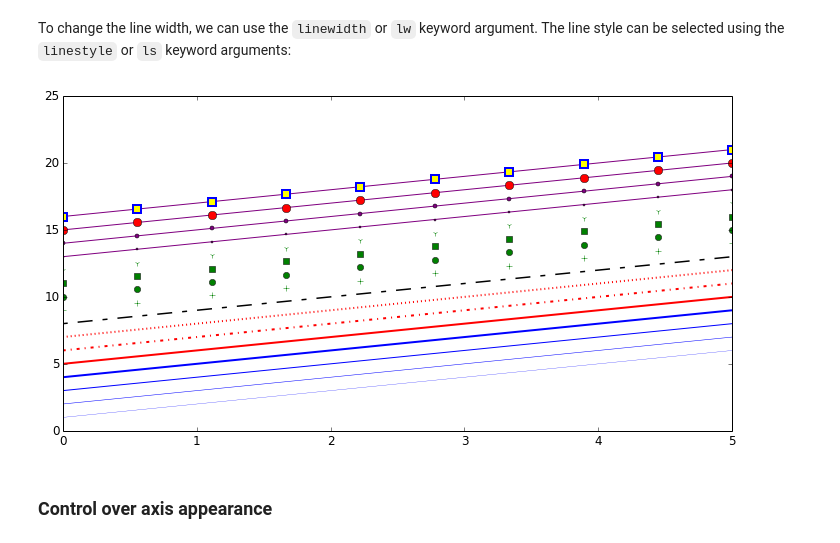
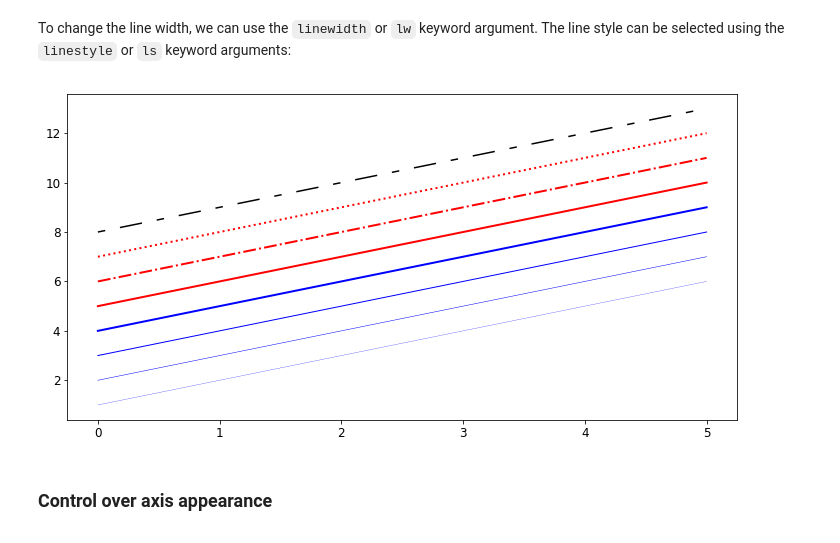
Before and after one commit to pythonitalia/pycon-beginners-day, a Jupyter notebook: 3. Data Science/3 Matplotlib.ipynb, the cells around one changed output. Cells and saved outputs as stored; diff of their text form; code cells hidden in the pictures.

```diff
--- a/3. Data Science/3 Matplotlib.ipynb
+++ b/3. Data Science/3 Matplotlib.ipynb
@@ -336,34 +348,21 @@ To change the line width, we can use the `linewidth` or `lw` keyword argument. T
 # %%
 fig, ax = plt.subplots(figsize=(12,6))
 
 ax.plot(x, x+1, color="blue", linewidth=0.25)
 ax.plot(x, x+2, color="blue", linewidth=0.50)
 ax.plot(x, x+3, color="blue", linewidth=1.00)
 ax.plot(x, x+4, color="blue", linewidth=2.00)
 
 # possible linestype options ‘-‘, ‘–’, ‘-.’, ‘:’, ‘steps’
 ax.plot(x, x+5, color="red", lw=2, linestyle='-')
 ax.plot(x, x+6, color="red", lw=2, ls='-.')
 ax.plot(x, x+7, color="red", lw=2, ls=':')
 
 # custom dash
 line, = ax.plot(x, x+8, color="black", lw=1.50)
 line.set_dashes([5, 10, 15, 10]) # format: line length, space length, ...
-
-# possible marker symbols: marker = '+', 'o', '*', 's', ',', '.', '1', '2', '3', '4', ...
-ax.plot(x, x+ 9, color="green", lw=2, ls='*', marker='+')
-ax.plot(x, x+10, color="green", lw=2, ls='*', marker='o')
-ax.plot(x, x+11, color="green", lw=2, ls='*', marker='s')
-ax.plot(x, x+12, color="green", lw=2, ls='*', marker='1')
-
-# marker size and color
-ax.plot(x, x+13, color="purple", lw=1, ls='-', marker='o', markersize=2)
-ax.plot(x, x+14, color="purple", lw=1, ls='-', marker='o', markersize=4)
-ax.plot(x, x+15, color="purple", lw=1, ls='-', marker='o', markersize=8, markerfacecolor="red")
-ax.plot(x, x+16, color="purple", lw=1, ls='-', marker='s', markersize=8,
-        markerfacecolor="yellow", markeredgewidth=2, markeredgecolor="blue");
 # %% [output]
-[figure, old version]
+[figure, new version]
 # %% [markdown]
 ### Control over axis appearance
 # %% [markdown]
```
Also changed, not shown: parts of 53 cells of this notebook.
